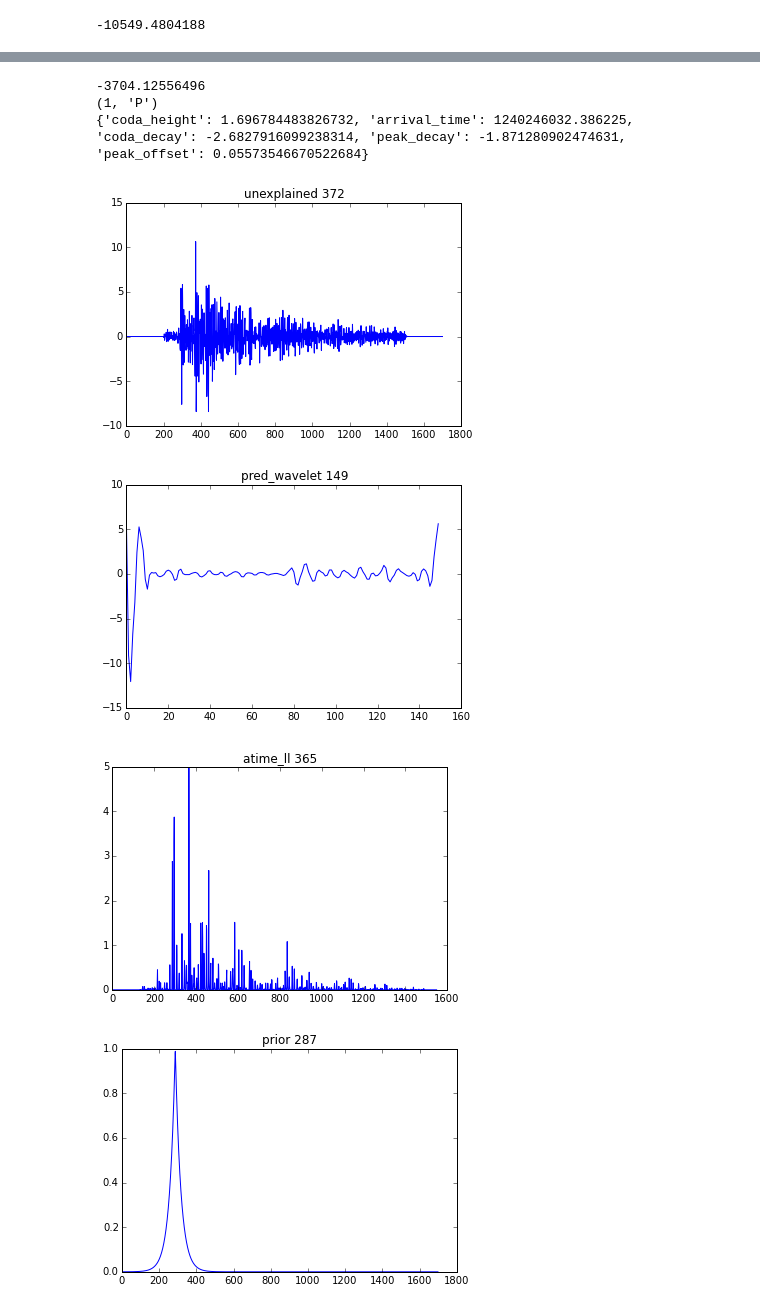
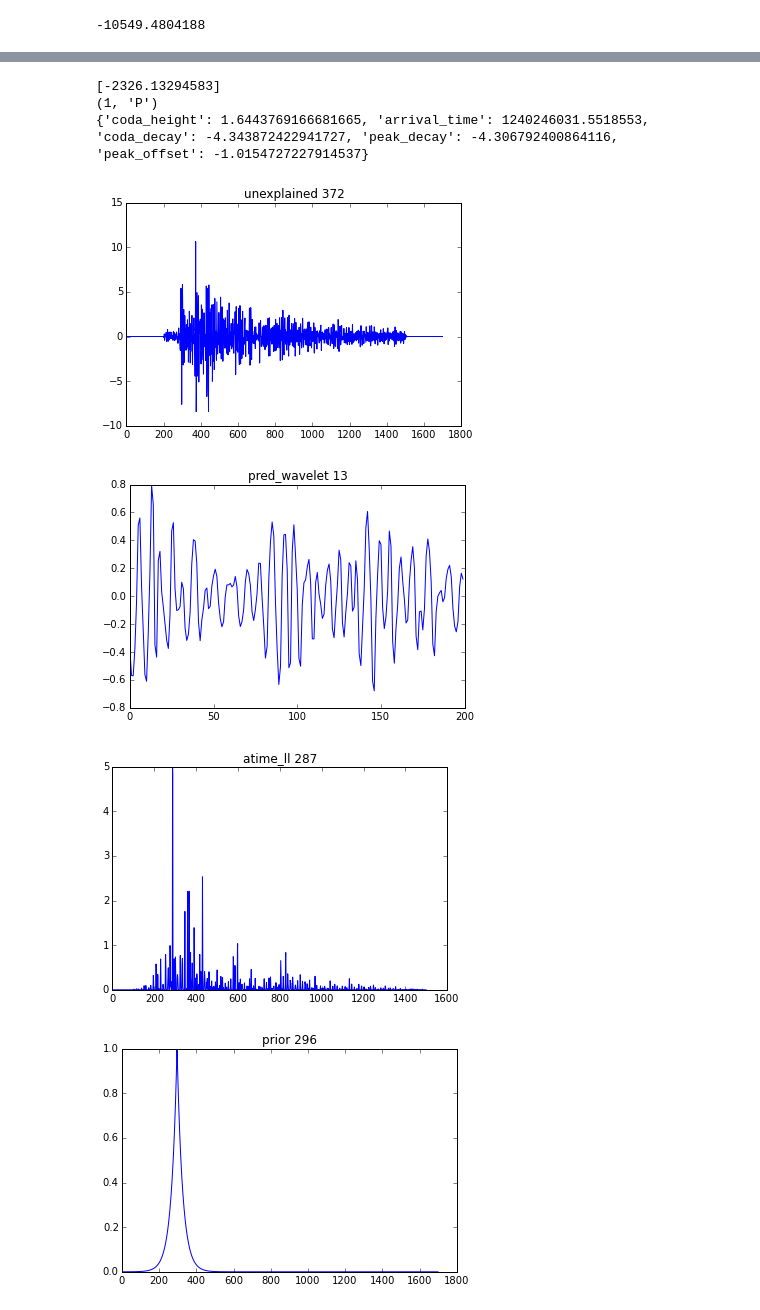
Before and after one commit to davmre/sigvisa, a Jupyter notebook: notebooks/bayesian_correlation_evproposal.ipynb, the cells around one changed output, grey strips where cells are left out. Saved outputs shown, nothing was run; the diff lists cells and outputs as text; code cells hidden in the pictures.

```diff
--- a/notebooks/bayesian_correlation_evproposal.ipynb
+++ b/notebooks/bayesian_correlation_evproposal.ipynb
@@ -45,7 +63,7 @@ history = generate_historical_db(hstas, evids, bands=["freq_0.8_4.5"], chans=["a
 doublet_ev = get_event(evid=doublet)
 rs = EventRunSpec(evids=[doublet,], stas=["MKAR"], runids=(1,), disable_conflict_checking=False)
 
-ms1 = ModelSpec(template_model_type="param", wiggle_family="db4_2.0_3_15.0", wiggle_model_type="gp_lld", max_hz=10.0, raw_signals=True)
+ms1 = ModelSpec(template_model_type="gp_lld", wiggle_family="db4_2.0_3_20.0", wiggle_model_type="gp_lld", max_hz=10.0, raw_signals=True)
 
 #ms1 = ModelSpec(template_model_type="param", wiggle_family="iid", max_hz=10.0, raw_signals=True)
 sg = rs.build_sg(ms1)
@@ -99,19 +117,23 @@ for arr in wn.arrivals():
     print arr
     print a
 # %% [output]
--3704.12556496
+[-2326.13294583]
 (1, 'P')
-{'coda_height': 1.696784483826732, 'arrival_time': 1240246032.386225, 'coda_decay': -2.6827916099238314, 'peak_decay': -1.871280902474631, 'peak_offset': 0.05573546670522684}
+{'coda_height': 1.6443769166681665, 'arrival_time': 1240246031.5518553, 'coda_decay': -4.343872422941727, 'peak_decay': -4.306792400864116, 'peak_offset': -1.0154727227914537}
 # %%
-dd = sg.debug_dists["wave_MK31_BHZ_freq_0.8_4.5_1240246002.8"]
-for k in dd.keys():
-    figure()
-    plot(dd[k])
-    title("%s %d" % (k, np.argmax(dd[k])))
+
+def plot_debug_dists():
+    dd = sg.debug_dists["wave_MK31_BHZ_freq_0.8_4.5_1240246002.8"]
+    for k in dd.keys():
+        figure()
+        plot(dd[k])
+        title("%s %d" % (k, np.argmax(dd[k])))
+
+plot_debug_dists()
 # %% [output]
 [figure]
-[figure, old version]
+[figure, new version]
-[figure, old version]
+[figure, new version]
 [figure]
 [figure]
 [figure]
```
Also changed, not shown: parts of 20 cells of this notebook, 15 other files.
